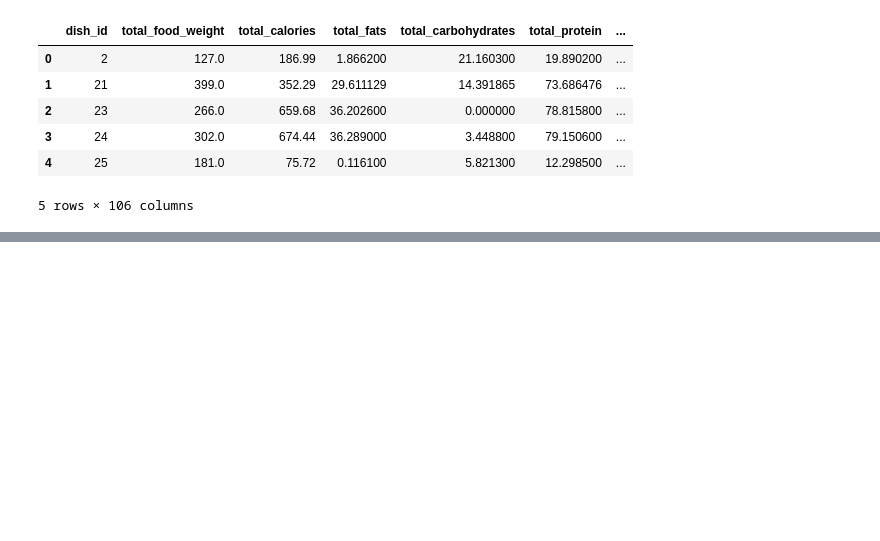
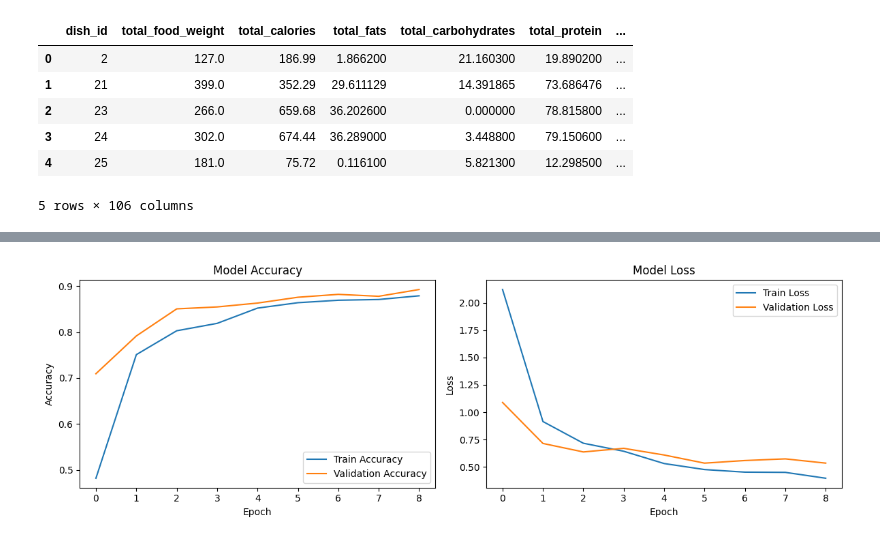
Before and after one commit to RayWP/FoodDetection, a Jupyter notebook: food_calorie_prediction.ipynb, the cells around one changed output, grey strips where cells are left out. Cells and saved outputs as stored; diff of their text form; code cells hidden in the pictures; blank space fills up the shorter version.

Commit message:
succesfuly detect food

```diff
--- a/food_calorie_prediction.ipynb
+++ b/food_calorie_prediction.ipynb
@@ -399,0 +414,86 @@ print(f"Predicted Calories: {predicted_calories:.2f} kcal")
+# %%
+# Build a CNN model for food detection
+def build_food_detection_model(num_classes):
+    # Use MobileNetV2 as base model (efficient for mobile/edge devices)
+    base_model = MobileNetV2(
+        input_shape=(IMG_SIZE, IMG_SIZE, 3),
+        include_top=False,
+        weights='imagenet'
+    )
+
+    # Freeze the base model layers
+    base_model.trainable = False
+
+    # Create the model
+    model = models.Sequential([
+        base_model,
+        layers.GlobalAveragePooling2D(),
+        layers.Dropout(0.3),
+        layers.Dense(512, activation='relu'),
+        layers.BatchNormalization(),
+        layers.Dropout(0.4),
+        layers.Dense(num_classes, activation='softmax')
+    ])
+
+    return model
+
+# Create and compile the model
+model = build_food_detection_model(num_classes)
+model.compile(
+    optimizer=optimizers.Adam(learning_rate=0.001),
+    loss='sparse_categorical_crossentropy',
+    metrics=['accuracy']
+)
+
+# Display model summary
+model.summary()
+
+# Data augmentation for training
+datagen = ImageDataGenerator(
+    rotation_range=20,
+    width_shift_range=0.2,
+    height_shift_range=0.2,
+    shear_range=0.2,
+    zoom_range=0.2,
+    horizontal_flip=True,
+    fill_mode='nearest'
+)
+
+# Train the model
+history = model.fit(
+    datagen.flow(X_train, y_train, batch_size=BATCH_SIZE),
+    validation_data=(X_test, y_test),
+    epochs=EPOCHS,
+    steps_per_epoch=len(X_train) // BATCH_SIZE,
+    callbacks=[
+        tf.keras.callbacks.EarlyStopping(patience=3, restore_best_weights=True),
+        tf.keras.callbacks.ReduceLROnPlateau(factor=0.1, patience=2)
+    ]
+)
+
+# Evaluate the model
+test_loss, test_acc = model.evaluate(X_test, y_test)
+print(f"Test accuracy: {test_acc:.4f}")
+
+# Plot training history
+plt.figure(figsize=(12, 4))
+
+plt.subplot(1, 2, 1)
+plt.plot(history.history['accuracy'], label='Train Accuracy')
+plt.plot(history.history['val_accuracy'], label='Validation Accuracy')
+plt.title('Model Accuracy')
+plt.xlabel('Epoch')
+plt.ylabel('Accuracy')
+plt.legend()
+
+plt.subplot(1, 2, 2)
+plt.plot(history.history['loss'], label='Train Loss')
+plt.plot(history.history['val_loss'], label='Validation Loss')
+plt.title('Model Loss')
+plt.xlabel('Epoch')
+plt.ylabel('Loss')
+plt.legend()
+
+plt.tight_layout()
+plt.show()
+# %% [output]
@@ -399,0 +517 @@ print(f"Predicted Calories: {predicted_calories:.2f} kcal")
+[figure, added]
```
Also changed, not shown: parts of 9 cells of this notebook.
